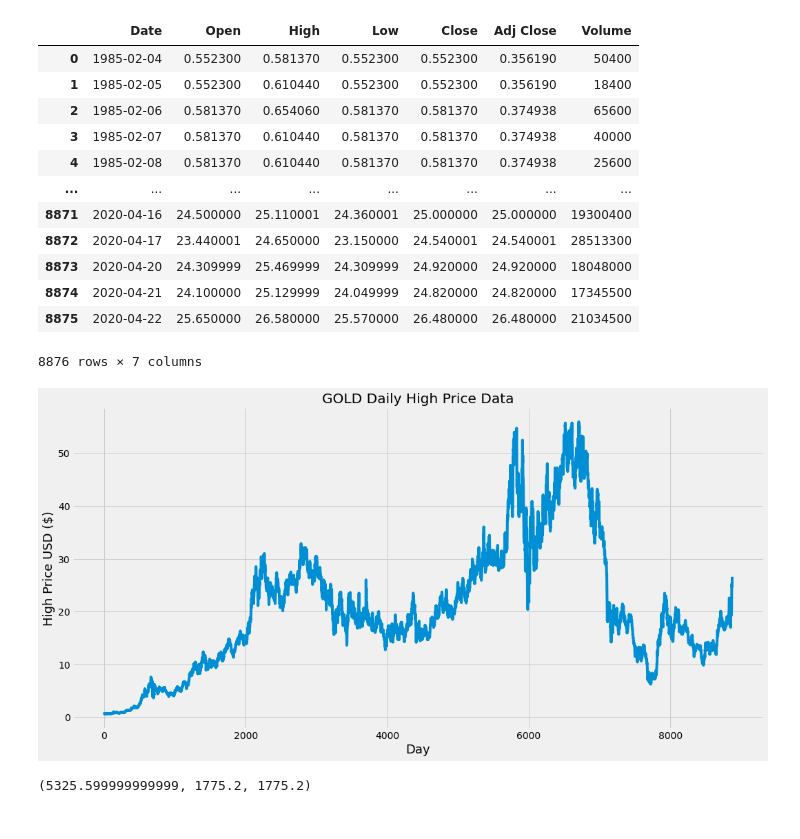
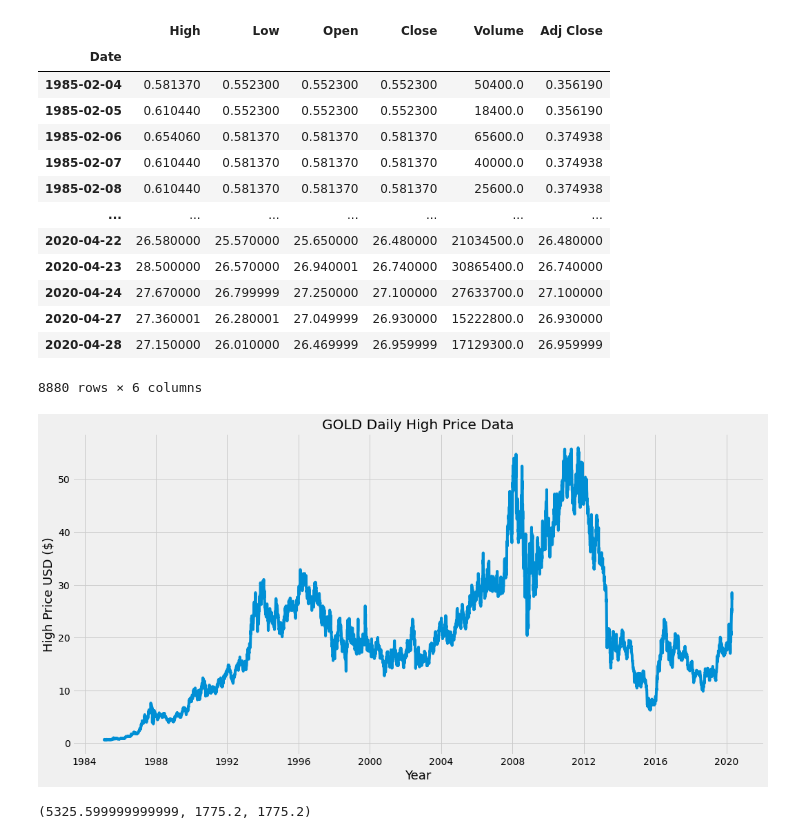
Before and after one commit to johnjdailey/GOLDpricepredictions, a Jupyter notebook: notebooks/Heroku_Linear_Regression.ipynb, the cells around one changed output. Drawn from its saved outputs; the diff is of its cells as text; code cells hidden in the pictures.

```diff
--- a/notebooks/Heroku_Linear_Regression.ipynb
+++ b/notebooks/Heroku_Linear_Regression.ipynb
@@ -21,52 +3,53 @@ Requirement already satisfied: six>=1.5 in /usr/local/lib/python3.6/dist-package
 # %%
 # https://lambdaschool.github.io/ds/unit2/portfolio-project/ds14
 # https://finance.yahoo.com/quote/GOLD/history?p=GOLD (Gold)
 # GOLD (47B cap) has 15 more years of historical data than GLD, GDX, and GC=F
 
-# import pandas_datareader as web
+import pandas_datareader as web
 import pandas as pd
 import numpy as np
 from matplotlib import pyplot as plt
 plt.style.use('fivethirtyeight')
 
-yahoo_gold_url = 'https://query1.finance.yahoo.com/v7/finance/download/GOLD?period1=476323200&period2=1587600000&interval=1d&events=history'
+# yahoo_gold_url = 'https://query1.finance.yahoo.com/v7/finance/download/GOLD?period1=476323200&period2=1587600000&interval=1d&events=history'
 # For whatever reason, use datareader to import data below for better plot with dates.
 # Another advantage of using pandas_datareader is specifying current date as above URL is fixed dates.
-# gold = web.DataReader('GOLD', data_source='yahoo', start='1985-02-04', end='2020-04-28')
+gold = web.DataReader('GOLD', data_source='yahoo', start='1985-02-04', end='2020-04-28')
 # However, beware of issues with dates in models later.
 
-gold = pd.read_csv(yahoo_gold_url)
+# gold = pd.read_csv(yahoo_gold_url)
 
 gold
 
 # - [X] Continue to iterate on your project: data cleaning, exploratory visualization, feature engineering, modeling.
 # - [X] Make at least 1 partial dependence plot to explain your model.
 # - [X] Make at least 1 Shapley force plot to explain an individual prediction.
 # - [X] **Share at least 1 visualization (of any type) on Slack!**
 # %% [output]
-|  | Date | Open | High | Low | Close | Adj Close | Volume |
-| 0 | 1985-02-04 | 0.552300 | 0.581370 | 0.552300 | 0.552300 | 0.356190 | 50400 |
-| 1 | 1985-02-05 | 0.552300 | 0.610440 | 0.552300 | 0.552300 | 0.356190 | 18400 |
-| 2 | 1985-02-06 | 0.581370 | 0.654060 | 0.581370 | 0.581370 | 0.374938 | 65600 |
-| 3 | 1985-02-07 | 0.581370 | 0.610440 | 0.581370 | 0.581370 | 0.374938 | 40000 |
-| 4 | 1985-02-08 | 0.581370 | 0.610440 | 0.581370 | 0.581370 | 0.374938 | 25600 |
-| ... | ... | ... | ... | ... | ... | ... | ... |
-| 8871 | 2020-04-16 | 24.500000 | 25.110001 | 24.360001 | 25.000000 | 25.000000 | 19300400 |
-| 8872 | 2020-04-17 | 23.440001 | 24.650000 | 23.150000 | 24.540001 | 24.540001 | 28513300 |
-| 8873 | 2020-04-20 | 24.309999 | 25.469999 | 24.309999 | 24.920000 | 24.920000 | 18048000 |
-| 8874 | 2020-04-21 | 24.100000 | 25.129999 | 24.049999 | 24.820000 | 24.820000 | 17345500 |
-| 8875 | 2020-04-22 | 25.650000 | 26.580000 | 25.570000 | 26.480000 | 26.480000 | 21034500 |
+|  | High | Low | Open | Close | Volume | Adj Close |
+| Date |  |  |  |  |  |  |
+| 1985-02-04 | 0.581370 | 0.552300 | 0.552300 | 0.552300 | 50400.0 | 0.356190 |
+| 1985-02-05 | 0.610440 | 0.552300 | 0.552300 | 0.552300 | 18400.0 | 0.356190 |
+| 1985-02-06 | 0.654060 | 0.581370 | 0.581370 | 0.581370 | 65600.0 | 0.374938 |
+| 1985-02-07 | 0.610440 | 0.581370 | 0.581370 | 0.581370 | 40000.0 | 0.374938 |
+| 1985-02-08 | 0.610440 | 0.581370 | 0.581370 | 0.581370 | 25600.0 | 0.374938 |
+| ... | ... | ... | ... | ... | ... | ... |
+| 2020-04-22 | 26.580000 | 25.570000 | 25.650000 | 26.480000 | 21034500.0 | 26.480000 |
+| 2020-04-23 | 28.500000 | 26.570000 | 26.940001 | 26.740000 | 30865400.0 | 26.740000 |
+| 2020-04-24 | 27.670000 | 26.799999 | 27.250000 | 27.100000 | 27633700.0 | 27.100000 |
+| 2020-04-27 | 27.360001 | 26.280001 | 27.049999 | 26.930000 | 15222800.0 | 26.930000 |
+| 2020-04-28 | 27.150000 | 26.010000 | 26.469999 | 26.959999 | 17129300.0 | 26.959999 |
-8876 rows × 7 columns
+8880 rows × 6 columns
 # %%
 # Visualize the high price
 plt.figure(figsize=(16,8))
 plt.title('GOLD Daily High Price Data')
 plt.plot(gold['High'])
-plt.xlabel('Day', fontsize=18)
+plt.xlabel('Year', fontsize=18)
 plt.ylabel('High Price USD ($)', fontsize=18)
 plt.show()
 # %% [output]
-[figure, old version]
+[figure, new version]
 # %%
 # No NaNs
 # gold.isna().sum()
```
Also changed, not shown: parts of 9 cells of this notebook.
